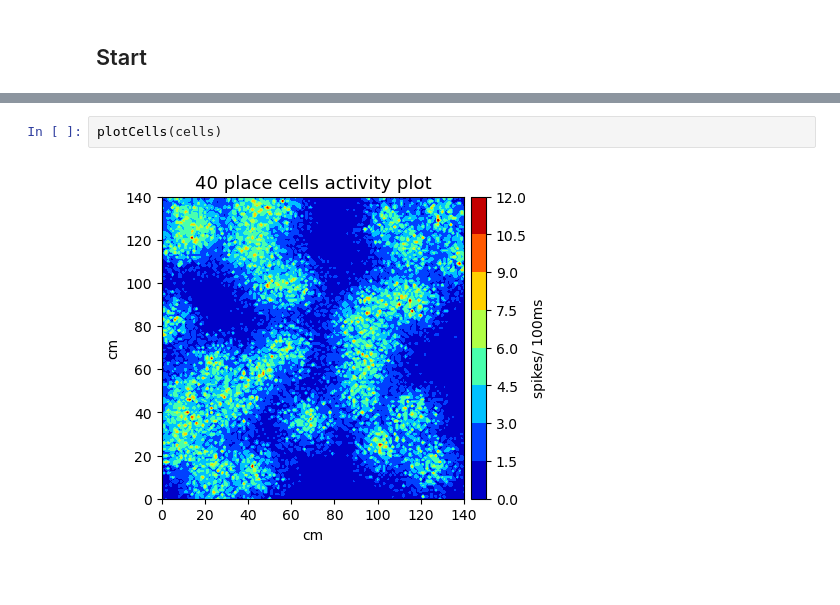
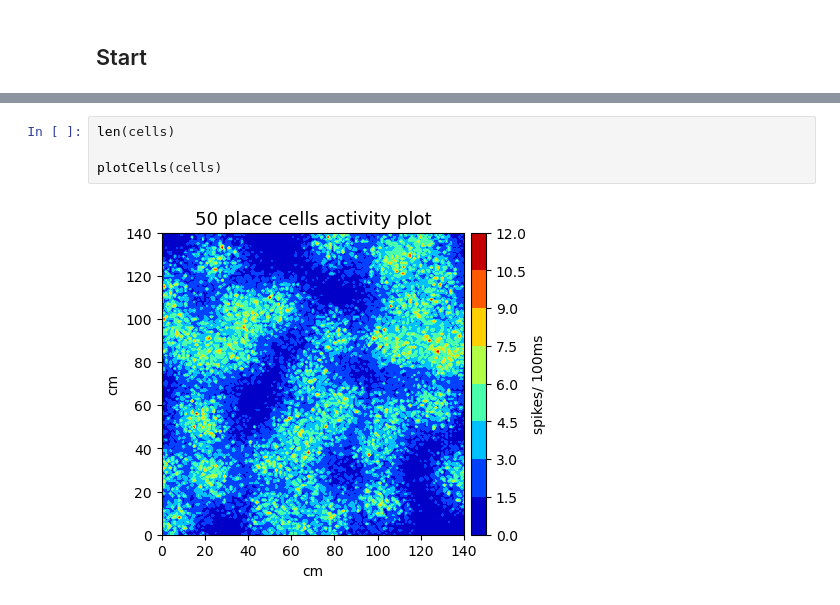
Before and after one commit to jambormike/neurons_dimensionality_reduction, a Jupyter notebook: simulation_and_reduction_random_only.ipynb, the cells around one changed output, grey strips where cells are left out. Drawn from its saved outputs; the diff is of its cells as text.

```diff
--- a/simulation_and_reduction_random_only.ipynb
+++ b/simulation_and_reduction_random_only.ipynb
@@ -593,4 +590,6 @@ plt.gca().set_aspect('equal', 'datalim')
-# %%
-plotCells(cells)
-# %% [output]
-[figure, removed]
+# %%
+len(cells)
+
+plotCells(cells)
+# %% [output]
+[figure, added]
```
Also changed, not shown: parts of 15 cells of this notebook.
